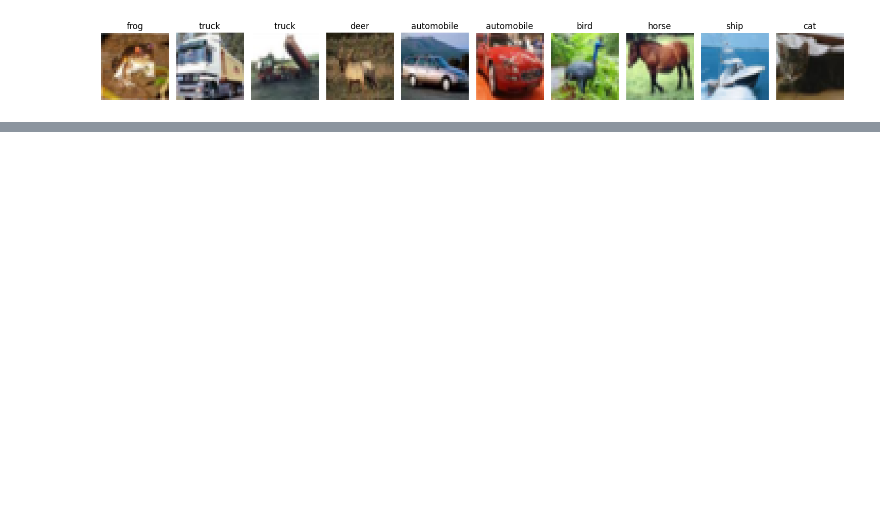
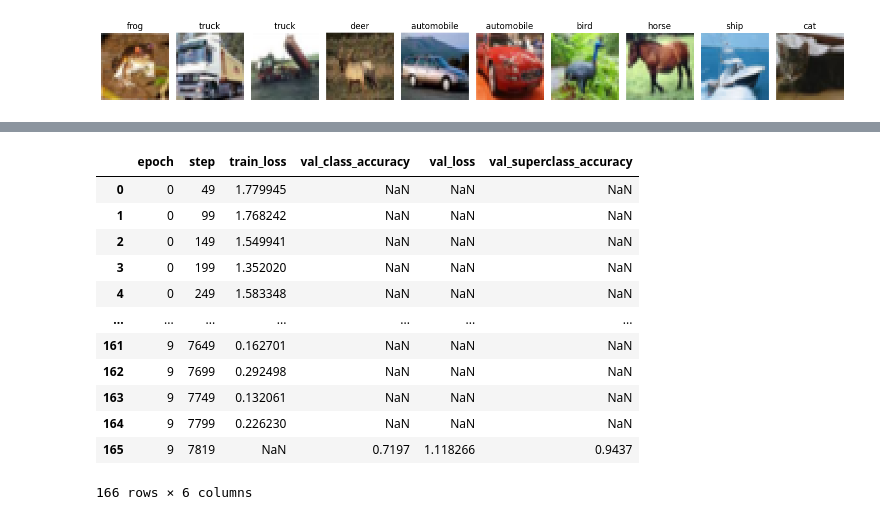
Before and after one commit to rbturnbull/hierarchicalsoftmax, a Jupyter notebook: docs/demo.ipynb, the cells around one changed output, grey strips where cells are left out. Saved outputs shown, nothing was run; the diff lists cells and outputs as text; code cells hidden in the pictures; blank space fills up the shorter version.

```diff
--- a/docs/demo.ipynb
+++ b/docs/demo.ipynb
@@ -195,0 +229,6 @@ increasing the value of the `num_workers` argument` to `num_workers=13` in the `
+# %%
+from lightning.pytorch.loggers import CSVLogger
+
+hierarchical_logger = CSVLogger(save_dir="lightning_logs", name="hierarchical_model")
+hierarchical_trainer = L.Trainer(max_epochs=10, accelerator="auto", enable_checkpointing=False, logger=hierarchical_logger)
+hierarchical_trainer.fit(HierarchicalImageClassifier(root), train_dataloaders=hierarchical_train_loader, val_dataloaders=hierarchical_test_loader)
@@ -195,0 +254,20 @@ increasing the value of the `num_workers` argument` to `num_workers=13` in the `
+# %%
+import pandas as pd
+from pathlib import Path
+metrics_path = Path(hierarchical_logger.log_dir) / "metrics.csv"
+metrics = pd.read_csv(metrics_path)
+metrics
+# %% [output]
+|  | epoch | step | train_loss | val_class_accuracy | val_loss | val_superclass_accuracy |
+| 0 | 0 | 49 | 1.779945 | NaN | NaN | NaN |
+| 1 | 0 | 99 | 1.768242 | NaN | NaN | NaN |
+| 2 | 0 | 149 | 1.549941 | NaN | NaN | NaN |
+| 3 | 0 | 199 | 1.352020 | NaN | NaN | NaN |
+| 4 | 0 | 249 | 1.583348 | NaN | NaN | NaN |
+| ... | ... | ... | ... | ... | ... | ... |
+| 161 | 9 | 7649 | 0.162701 | NaN | NaN | NaN |
+| 162 | 9 | 7699 | 0.292498 | NaN | NaN | NaN |
+| 163 | 9 | 7749 | 0.132061 | NaN | NaN | NaN |
+| 164 | 9 | 7799 | 0.226230 | NaN | NaN | NaN |
+| 165 | 9 | 7819 | NaN | 0.7197 | 1.118266 | 0.9437 |
+166 rows × 6 columns
```
Also changed, not shown: parts of 21 cells of this notebook, 14 other files.
